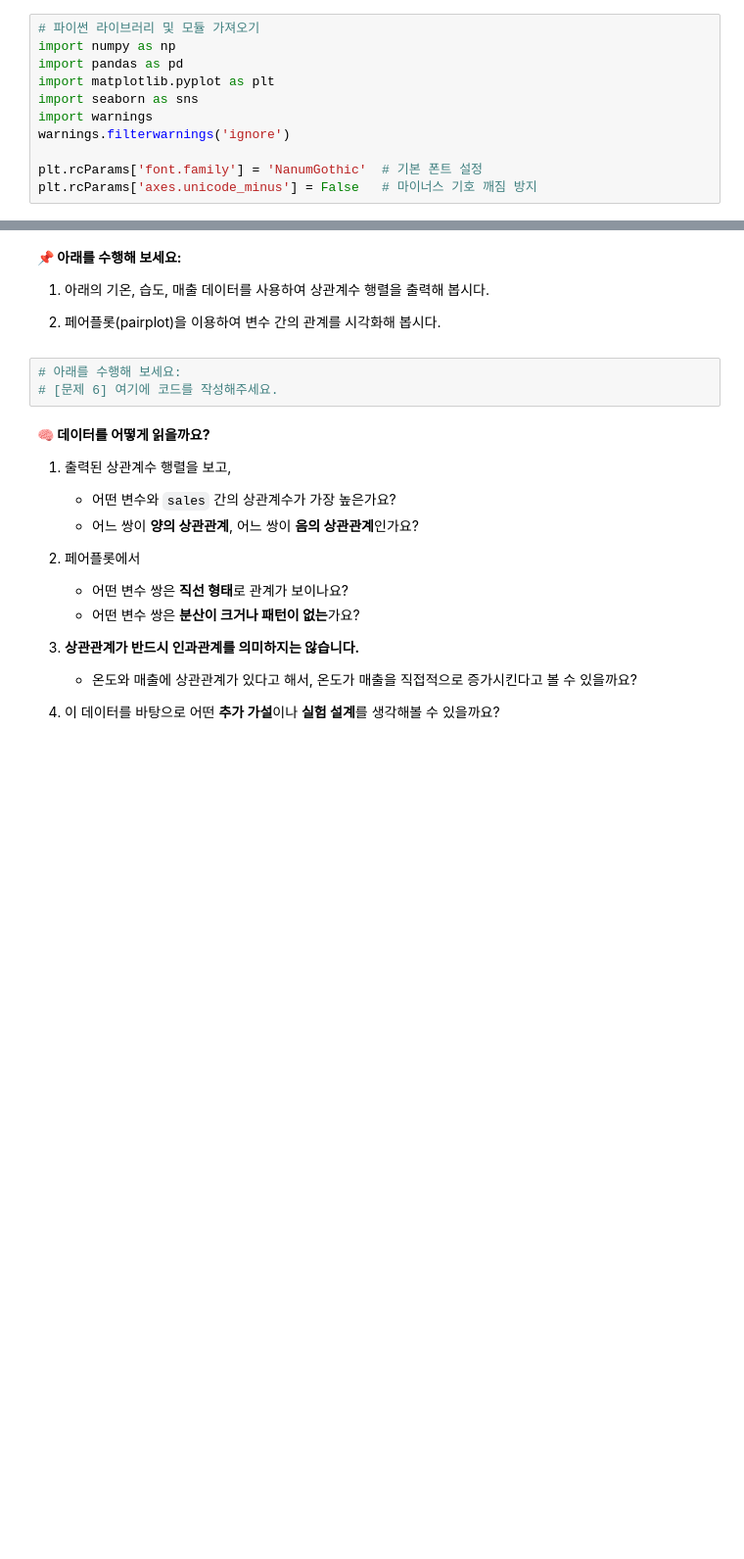
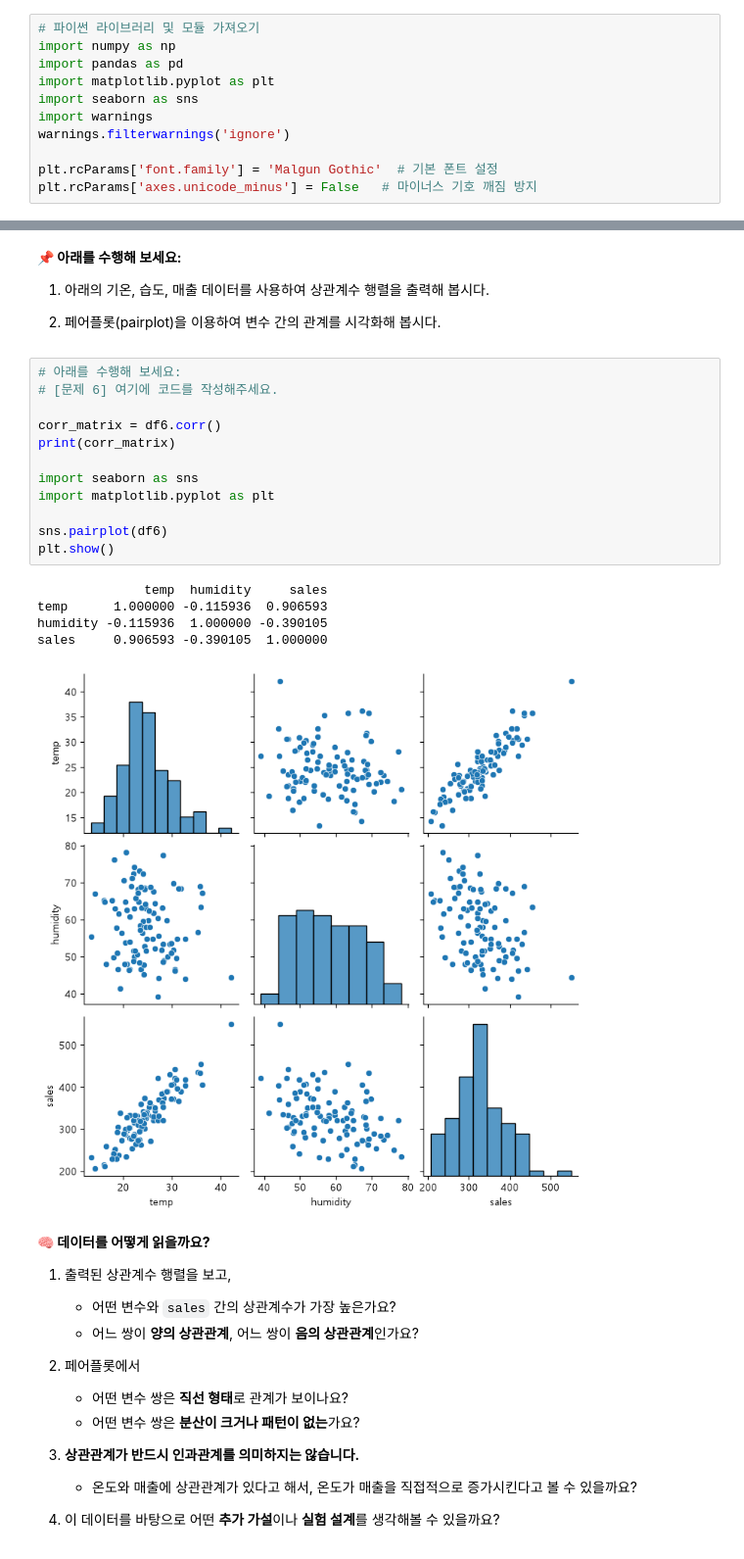
Before and after one commit to nayoung-ahn/ai-data-bootcamp, a Jupyter notebook: D012/통계 기초 실습.ipynb, the cells around one changed output, grey strips where cells are left out. Shown at 98% size. Cells and saved outputs as stored; diff of their text form; blank space fills up the shorter version.

```diff
--- a/D012/통계 기초 실습.ipynb
+++ b/D012/통계 기초 실습.ipynb
@@ -19,7 +19,7 @@ import seaborn as sns
 import warnings
 warnings.filterwarnings('ignore')
 
-plt.rcParams['font.family'] = 'NanumGothic'  # 기본 폰트 설정
+plt.rcParams['font.family'] = 'Malgun Gothic'  # 기본 폰트 설정
 plt.rcParams['axes.unicode_minus'] = False   # 마이너스 기호 깨짐 방지
 # %% [markdown]
 # 문제 1. 기초통계량 계산
@@ -409,6 +409,21 @@ df6 = pd.DataFrame({'temp': temp, 'humidity': humidity, 'sales': sales})
 # %%
 # 아래를 수행해 보세요:
 # [문제 6] 여기에 코드를 작성해주세요.
+
+corr_matrix = df6.corr()
+print(corr_matrix)
+
+import seaborn as sns
+import matplotlib.pyplot as plt
+
+sns.pairplot(df6)
+plt.show()
+# %% [output]
+              temp  humidity     sales
+temp      1.000000 -0.115936  0.906593
+humidity -0.115936  1.000000 -0.390105
+sales     0.906593 -0.390105  1.000000
+[figure, added]
 # %% [markdown]
 **🧠 데이터를 어떻게 읽을까요?**
 
```
Also changed, not shown: parts of 10 cells of this notebook.
